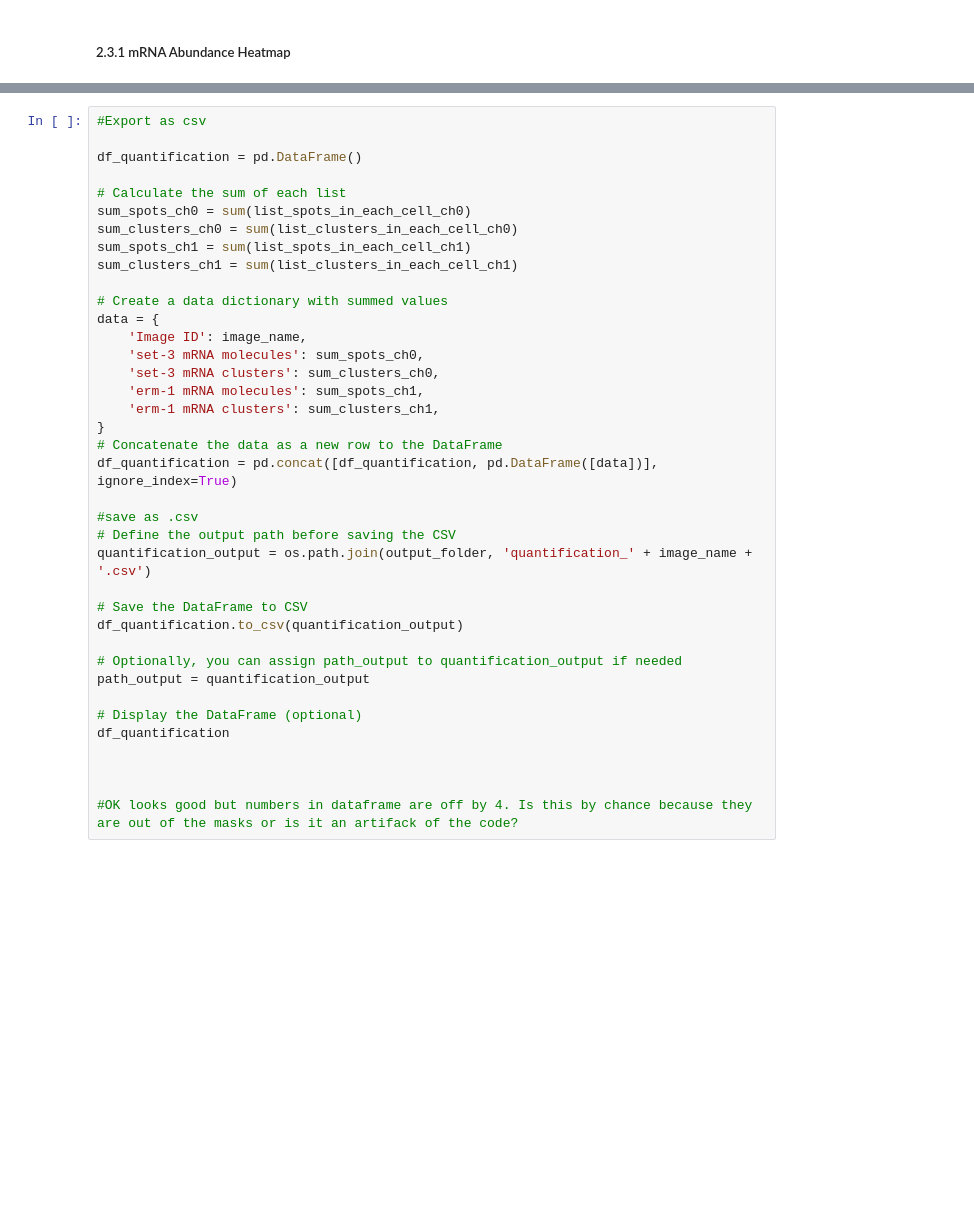
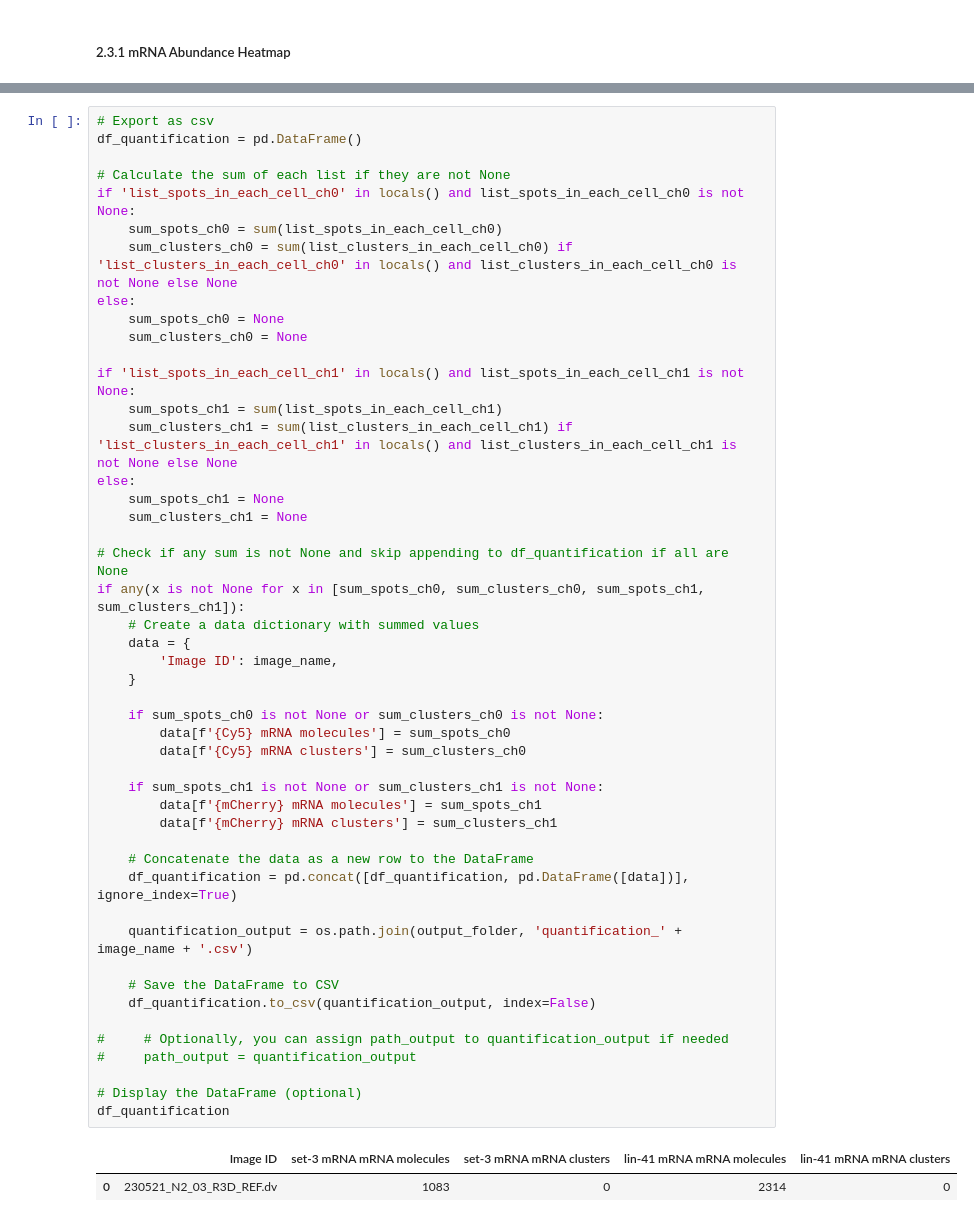
Before and after one commit to TorresNaly/ce-bigfish, a Jupyter notebook: 240610_FISHquant_RNAheatmap-conditional-channels.ipynb, the cells around one changed output, grey strips where cells are left out. Drawn from its saved outputs; the diff is of its cells as text; blank space fills up the shorter version.

```diff
--- a/240610_FISHquant_RNAheatmap-conditional-channels.ipynb
+++ b/240610_FISHquant_RNAheatmap-conditional-channels.ipynb
@@ -494,41 +508,53 @@ create_heatmap(spots_x_ch1, spots_y_ch1, masks_cytosol, masks_nuclei, os.path.jo
 # %%
-#Export as csv
-
+# Export as csv
 df_quantification = pd.DataFrame()
 
-# Calculate the sum of each list
-sum_spots_ch0 = sum(list_spots_in_each_cell_ch0)
-sum_clusters_ch0 = sum(list_clusters_in_each_cell_ch0)
-sum_spots_ch1 = sum(list_spots_in_each_cell_ch1)
-sum_clusters_ch1 = sum(list_clusters_in_each_cell_ch1)
+# Calculate the sum of each list if they are not None
+if 'list_spots_in_each_cell_ch0' in locals() and list_spots_in_each_cell_ch0 is not None:
+    sum_spots_ch0 = sum(list_spots_in_each_cell_ch0)
+    sum_clusters_ch0 = sum(list_clusters_in_each_cell_ch0) if 'list_clusters_in_each_cell_ch0' in locals() and list_clusters_in_each_cell_ch0 is not None else None
+else:
+    sum_spots_ch0 = None
+    sum_clusters_ch0 = None
 
-# Create a data dictionary with summed values
-data = {
-    'Image ID': image_name,
-    'set-3 mRNA molecules': sum_spots_ch0,
-    'set-3 mRNA clusters': sum_clusters_ch0,
-    'erm-1 mRNA molecules': sum_spots_ch1,
-    'erm-1 mRNA clusters': sum_clusters_ch1,
-}
-# Concatenate the data as a new row to the DataFrame
-df_quantification = pd.concat([df_quantification, pd.DataFrame([data])], ignore_index=True)
+if 'list_spots_in_each_cell_ch1' in locals() and list_spots_in_each_cell_ch1 is not None:
+    sum_spots_ch1 = sum(list_spots_in_each_cell_ch1)
+    sum_clusters_ch1 = sum(list_clusters_in_each_cell_ch1) if 'list_clusters_in_each_cell_ch1' in locals() and list_clusters_in_each_cell_ch1 is not None else None
+else:
+    sum_spots_ch1 = None
+    sum_clusters_ch1 = None
 
-#save as .csv
-# Define the output path before saving the CSV
-quantification_output = os.path.join(output_folder, 'quantification_' + image_name + '.csv')
+# Check if any sum is not None and skip appending to df_quantification if all are None
+if any(x is not None for x in [sum_spots_ch0, sum_clusters_ch0, sum_spots_ch1, sum_clusters_ch1]):
+    # Create a data dictionary with summed values
+    data = {
+        'Image ID': image_name,
+    }
 
-# Save the DataFrame to CSV
-df_quantification.to_csv(quantification_output)
+    if sum_spots_ch0 is not None or sum_clusters_ch0 is not None:
+        data[f'{Cy5} mRNA molecules'] = sum_spots_ch0
+        data[f'{Cy5} mRNA clusters'] = sum_clusters_ch0
 
-# Optionally, you can assign path_output to quantification_output if needed
-path_output = quantification_output
+    if sum_spots_ch1 is not None or sum_clusters_ch1 is not None:
+        data[f'{mCherry} mRNA molecules'] = sum_spots_ch1
+        data[f'{mCherry} mRNA clusters'] = sum_clusters_ch1
+
+    # Concatenate the data as a new row to the DataFrame
+    df_quantification = pd.concat([df_quantification, pd.DataFrame([data])], ignore_index=True)
+
+    quantification_output = os.path.join(output_folder, 'quantification_' + image_name + '.csv')
+
+    # Save the DataFrame to CSV
+    df_quantification.to_csv(quantification_output, index=False)
+
+#     # Optionally, you can assign path_output to quantification_output if needed
+#     path_output = quantification_output
 
 # Display the DataFrame (optional)
 df_quantification
-
-
-
-#OK looks good but numbers in dataframe are off by 4. Is this by chance because they are out of the masks or is it an artifack of the code?
+# %% [output]
+|  | Image ID | set-3 mRNA mRNA molecules | set-3 mRNA mRNA clusters | lin-41 mRNA mRNA molecules | lin-41 mRNA mRNA clusters |
+| 0 | 230521_N2_03_R3D_REF.dv | 1083 | 0 | 2314 | 0 |
 # %%
 #pdf report
 
```
Also changed, not shown: parts of 7 cells of this notebook.
